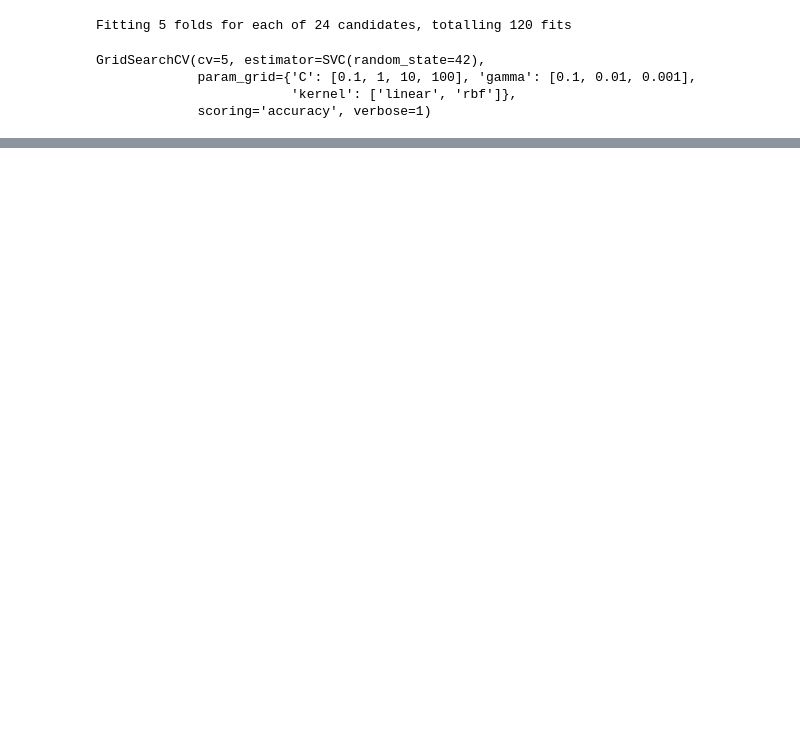
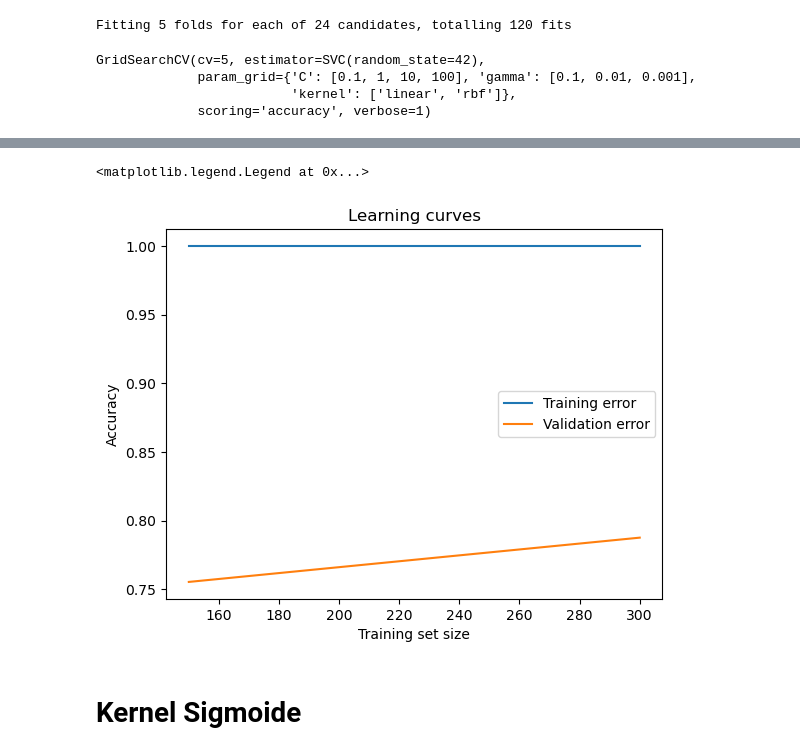
Before and after one commit to esco1729/HT07, a Jupyter notebook: Hoja7-Copy2.ipynb, the cells around one changed output, grey strips where cells are left out. Cells and saved outputs as stored; diff of their text form; code cells hidden in the pictures; blank space fills up the shorter version.

```diff
--- a/Hoja7-Copy2.ipynb
+++ b/Hoja7-Copy2.ipynb
@@ -542,0 +431,27 @@ plt.legend()
+# %%
+import matplotlib.pyplot as plt
+from sklearn.model_selection import learning_curve
+
+train_sizes, train_scores, validation_scores = learning_curve(
+    estimator = SVC(kernel='rbf', C=5, gamma=0.05),
+    X = X_train,
+    y = y_train,
+    train_sizes = [1, 150, 300],
+    cv = 5,
+    scoring = 'accuracy'
+)
+
+train_scores_mean = train_scores.mean(axis=1)
+validation_scores_mean = validation_scores.mean(axis=1)
+
+plt.plot(train_sizes, train_scores_mean, label = 'Training error')
+plt.plot(train_sizes, validation_scores_mean, label = 'Validation error')
+plt.ylabel('Accuracy')
+plt.xlabel('Training set size')
+plt.title('Learning curves')
+plt.legend()
+# %% [output]
+<matplotlib.legend.Legend at 0x...>
+[figure, added]
+# %% [markdown]
+# Kernel Sigmoide
```
Also changed, not shown: parts of 73 cells of this notebook.
